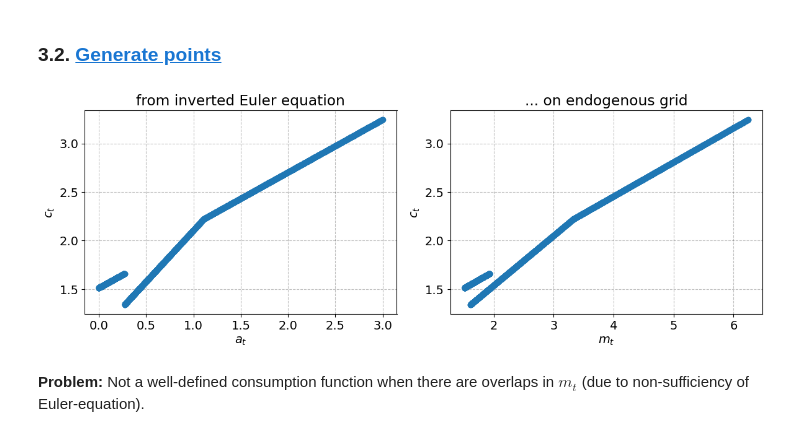
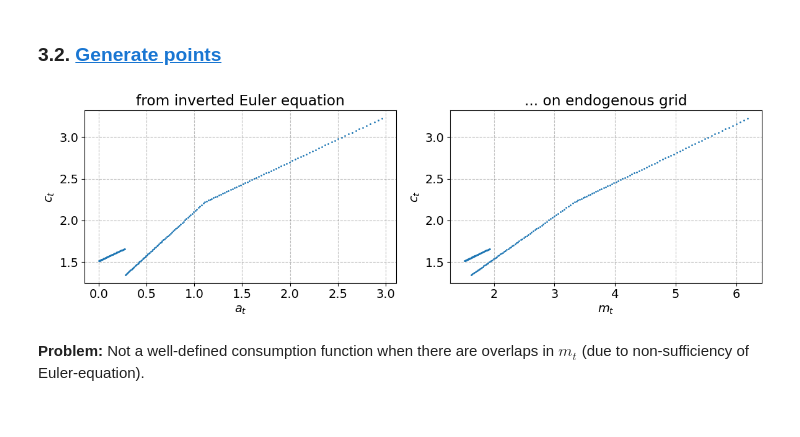
Before and after one commit to NumEconCopenhagen/MiniCourse-HetAMacro, a Jupyter notebook: 01-Consumption-Saving/02. Illiquid.ipynb, the cells around one changed output. Cells and saved outputs as stored; diff of their text form; code cells hidden in the pictures.

```diff
--- a/01-Consumption-Saving/02. Illiquid.ipynb
+++ b/01-Consumption-Saving/02. Illiquid.ipynb
@@ -361,23 +362,27 @@ plot_wq(par,sol,0)
 with jit(model):
     generate_points(model.par,model.sol,0)
 # %%
-fig = plt.figure(figsize=(12,8))
+fig = plt.figure(figsize=(12,4))
 
-ax = fig.add_subplot(2,2,1)
+step = 10
+
+ax = fig.add_subplot(1,2,1)
 ax.set_title('from inverted Euler equation')
-ax.plot(par.a_grid,sol.c_endo[0,1,:],'o')
+
+ax.plot(par.a_grid[::step],sol.c_endo[0,1,::step],'o',ms=1)
 ax.set_xlabel('$a_t$')
 ax.set_ylabel('$c_t$')
 
-ax = fig.add_subplot(2,2,2)
+ax = fig.add_subplot(1,2,2)
 ax.set_title('... on endogenous grid')
-ax.plot(sol.m_endo[0,1,:],sol.c_endo[0,1,:],'o')
+ax.plot(sol.m_endo[0,1,::step],sol.c_endo[0,1,::step],'o',ms=1)
 ax.set_xlabel('$m_t$')
 ax.set_ylabel('$c_t$')
 
 fig.tight_layout()
+fig.savefig('figs/illiquid_c_endo_initial.pdf')
 # %% [output]
-[figure, old version]
+[figure, new version]
 # %% [markdown]
 **Problem:** Not a well-defined consumption function when there are overlaps in $m_t$ (due to non-sufficiency of Euler-equation).
 # %% [markdown]
```
Also changed, not shown: parts of 9 cells of this notebook, 54 other files.
